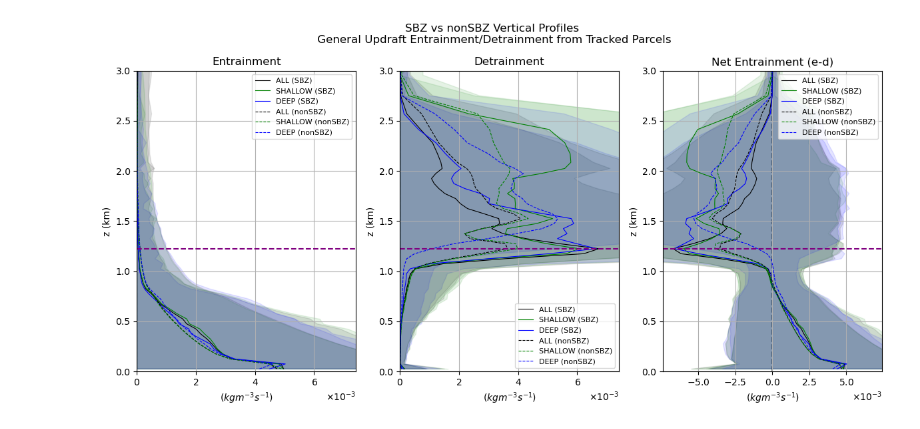
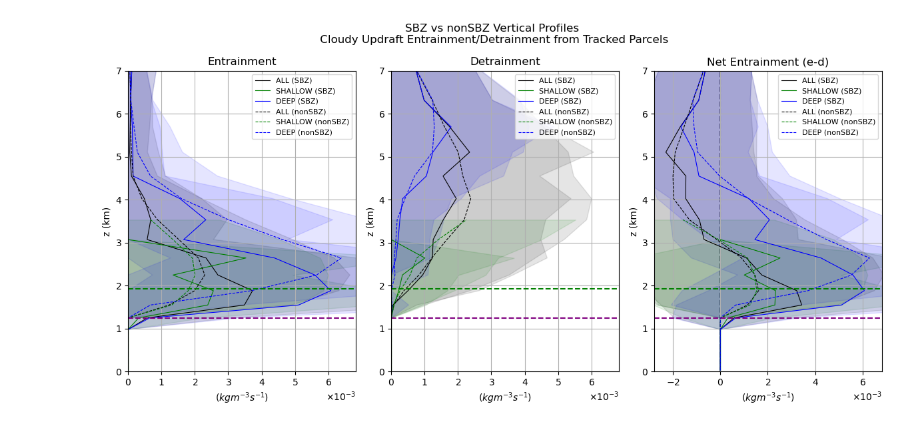
Before and after one commit to torrilab/DCI-Project, a Jupyter notebook: Code/Project_Algorithms/Tracked_Profiles/Tracked_Entrainment_Profiles_Plotting_VERSION2.ipynb, the cells around one changed output. Cells and saved outputs as stored; diff of their text form; code cells hidden in the pictures.

```diff
--- a/Code/Project_Algorithms/Tracked_Profiles/Tracked_Entrainment_Profiles_Plotting_VERSION2.ipynb
+++ b/Code/Project_Algorithms/Tracked_Profiles/Tracked_Entrainment_Profiles_Plotting_VERSION2.ipynb
@@ -151,0 +152,9 @@ Minimum Cloudbase is: 1.225000023841858
+# %%
+def LoadMeanLFC():
+    dir2 = dir + f'Project_Algorithms/Tracking_Algorithms/'
+    in_file = dir2 + f"MeanLFC_{res}_{t_res}_{Np_str}.pkl"
+    with open(in_file, 'rb') as f:
+        MeanLFC = pickle.load(f)
+    return MeanLFC
+MeanLFC=LoadMeanLFC()
+print(f"Mean LFC is: {MeanLFC}\n")
@@ -207,6 +218,7 @@ def PlotProfiles(ax,type1,type2,type3,type4):
     ax.grid(True)
     ax.axvline(0, linestyle='dashed', color='grey', zorder=-10)
     ax.axhline(all_cloudbase, color='purple', linestyle='dashed')
+    ax.axhline(MeanLFC/1000,color='green',linestyle='dashed')
     ax.legend(fontsize=8)
 
 def PlotTwo(ax, type1, type2, factor=1):
@@ -254,6 +266,7 @@ def PlotTwo(ax, type1, type2, factor=1):
     ax.grid(True)
     ax.axvline(0, linestyle='dashed', color='grey', zorder=-10)
     ax.axhline(all_cloudbase, color='purple', linestyle='dashed')
+    ax.axhline(MeanLFC/1000,color='green',linestyle='dashed')
     ax.legend(fontsize=8)
     plt.tight_layout()
 
@@ -425,7 +437,7 @@ for key in key_list:
 # %%
 #PLOTTING
 type4='general'
-# type4='cloudy'
+type4='cloudy'
 
 fig = plt.figure(figsize=(12, 6))
 gs = fig.add_gridspec(1, 3)
@@ -607,7 +619,7 @@ for key in key_list:
 # %%
 #PLOTTING
 type4='general'
-# type4='cloudy'
+type4='cloudy'
 
 fig = plt.figure(figsize=(12, 6))
 gs = fig.add_gridspec(1, 3)
@@ -616,34 +628,34 @@ ax1 = fig.add_subplot(gs[0, 0])
 ax2 = fig.add_subplot(gs[0, 1])
 ax3 = fig.add_subplot(gs[0, 2])
 
 # Run the plotting function separately for each axis
 PlotProfiles(ax1,type1=type1,type2=type2,type3='E',type4=type4[0].upper())
 PlotProfiles(ax2,type1=type1,type2=type2,type3='D',type4=type4[0].upper())
 PlotProfiles(ax3,type1=type1,type2=type2,type3='NET',type4=type4[0].upper())
 
 #LIMITING Y AXIS
 if type4=='general':
     y_max=3
 else:
     y_max=7
 for ax in [ax1,ax2,ax3]:
     ax.set_ylim(bottom=0)
     #LIMITING YAXIS TO BELOW 7 KM
     if limit_y==True:
         limit_axes_to_y(ax,y_min=0, y_max=y_max)
 MatchAxisLimits([ax1,ax2,ax3],dim='x')
 for ax in [ax1,ax2]:
     ax.set_xlim(left=0)
 
 # Optional: customize titles for each panel
 ax1.set_title('Entrainment');ax1.set_ylim(bottom=0)
 ax2.set_title('Detrainment');ax2.set_ylim(bottom=0)
 ax3.set_title('Net Entrainment (e-d)');ax3.set_ylim(bottom=0)
 
 plt.suptitle(f'{type1} vs {type2} Vertical Profiles\n {type4.title()} Updraft Entrainment/Detrainment from Tracked Parcels')
 plt.tight_layout()
 # %% [output]
-[figure, old version]
+[figure, new version]
 # %%
 #PLOTTING
 type4='cloudy'
```
Also changed, not shown: parts of 9 cells of this notebook, 7 other files.
